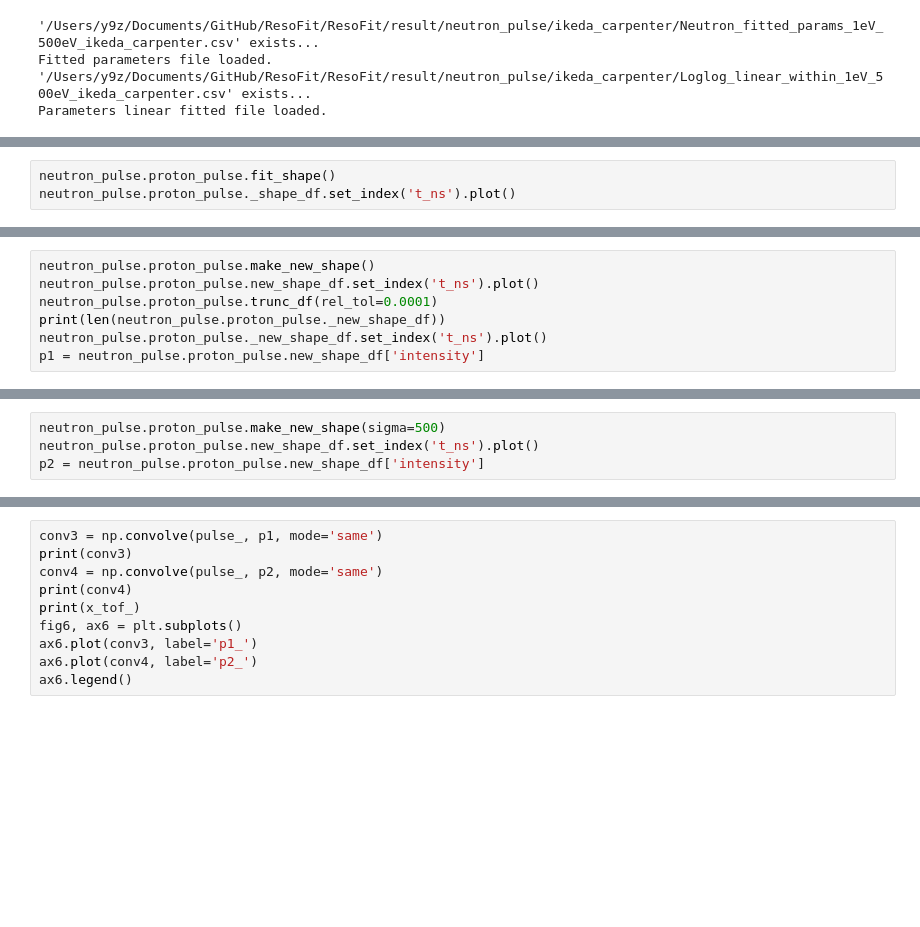
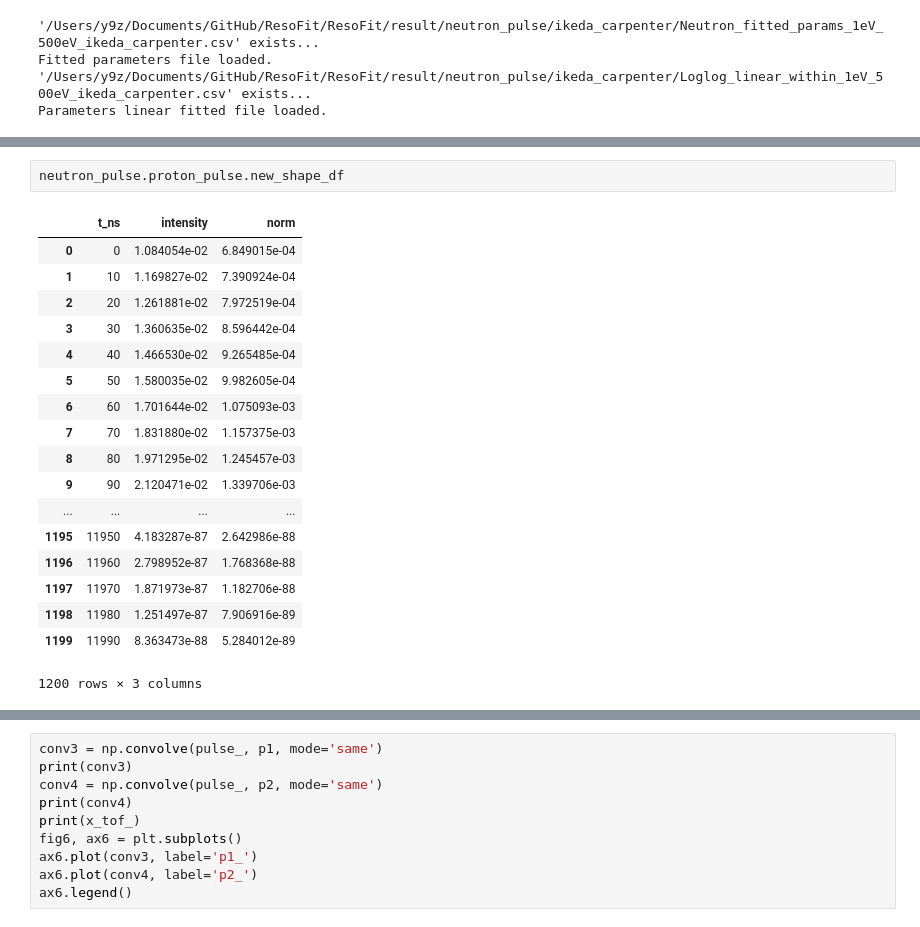
Before and after one commit to ornlneutronimaging/ResoFit, a Jupyter notebook: ResoFit/fit_neutron_pulse_shape-Copy2.ipynb, the cells around one changed output, grey strips where cells are left out. Cells and saved outputs as stored; diff of their text form; blank space fills up the shorter version.

```diff
--- a/ResoFit/fit_neutron_pulse_shape-Copy2.ipynb
+++ b/ResoFit/fit_neutron_pulse_shape-Copy2.ipynb
@@ -165,3 +257,0 @@ neutron_pulse.proton_pulse.trunc_df()
-# %%
-neutron_pulse.proton_pulse.fit_shape()
-neutron_pulse.proton_pulse._shape_df.set_index('t_ns').plot()
@@ -179,7 +257,0 @@ sigma         146.8        0      inf   0.3126     True     None     None
-# %%
-neutron_pulse.proton_pulse.make_new_shape()
-neutron_pulse.proton_pulse.new_shape_df.set_index('t_ns').plot()
-neutron_pulse.proton_pulse.trunc_df(rel_tol=0.0001)
-print(len(neutron_pulse.proton_pulse._new_shape_df))
-neutron_pulse.proton_pulse._new_shape_df.set_index('t_ns').plot()
-p1 = neutron_pulse.proton_pulse.new_shape_df['intensity']
@@ -198,4 +257,0 @@ sigma         146.8        0      inf   0.3126     True     None     None
-# %%
-neutron_pulse.proton_pulse.make_new_shape(sigma=500)
-neutron_pulse.proton_pulse.new_shape_df.set_index('t_ns').plot()
-p2 = neutron_pulse.proton_pulse.new_shape_df['intensity']
@@ -211 +258,22 @@ sigma           500     -inf      inf     None     True     None     None
+# %%
+neutron_pulse.proton_pulse.new_shape_df
+# %% [output]
+|  | t_ns | intensity | norm |
+| 0 | 0 | 1.084054e-02 | 6.849015e-04 |
+| 1 | 10 | 1.169827e-02 | 7.390924e-04 |
+| 2 | 20 | 1.261881e-02 | 7.972519e-04 |
+| 3 | 30 | 1.360635e-02 | 8.596442e-04 |
+| 4 | 40 | 1.466530e-02 | 9.265485e-04 |
+| 5 | 50 | 1.580035e-02 | 9.982605e-04 |
+| 6 | 60 | 1.701644e-02 | 1.075093e-03 |
+| 7 | 70 | 1.831880e-02 | 1.157375e-03 |
+| 8 | 80 | 1.971295e-02 | 1.245457e-03 |
+| 9 | 90 | 2.120471e-02 | 1.339706e-03 |
+| ... | ... | ... | ... |
+| 1195 | 11950 | 4.183287e-87 | 2.642986e-88 |
+| 1196 | 11960 | 2.798952e-87 | 1.768368e-88 |
+| 1197 | 11970 | 1.871973e-87 | 1.182706e-88 |
+| 1198 | 11980 | 1.251497e-87 | 7.906916e-89 |
+| 1199 | 11990 | 8.363473e-88 | 5.284012e-89 |
+1200 rows × 3 columns
 # %%
```
Also changed, not shown: parts of 16 cells of this notebook, 1 other file.
